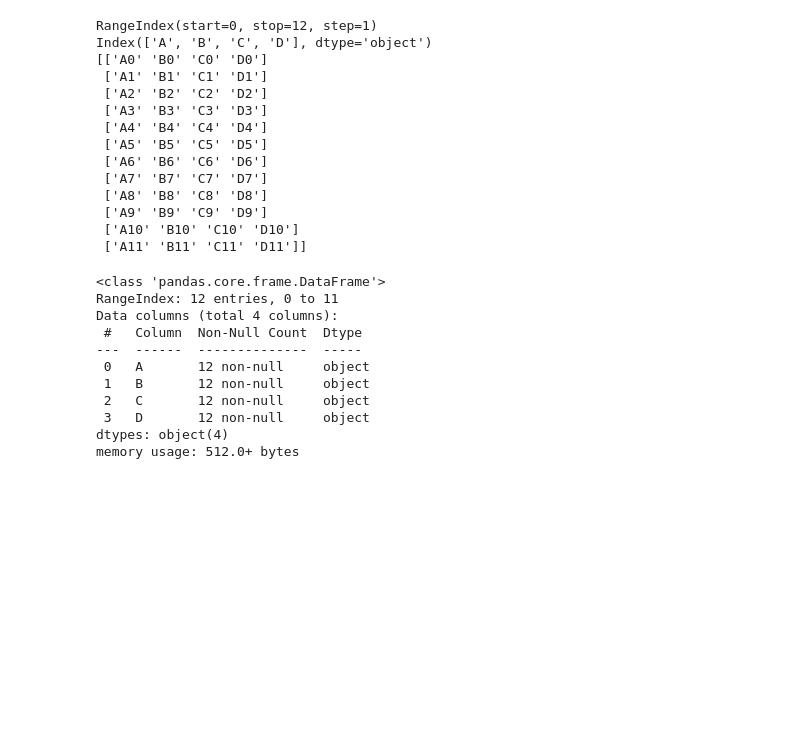
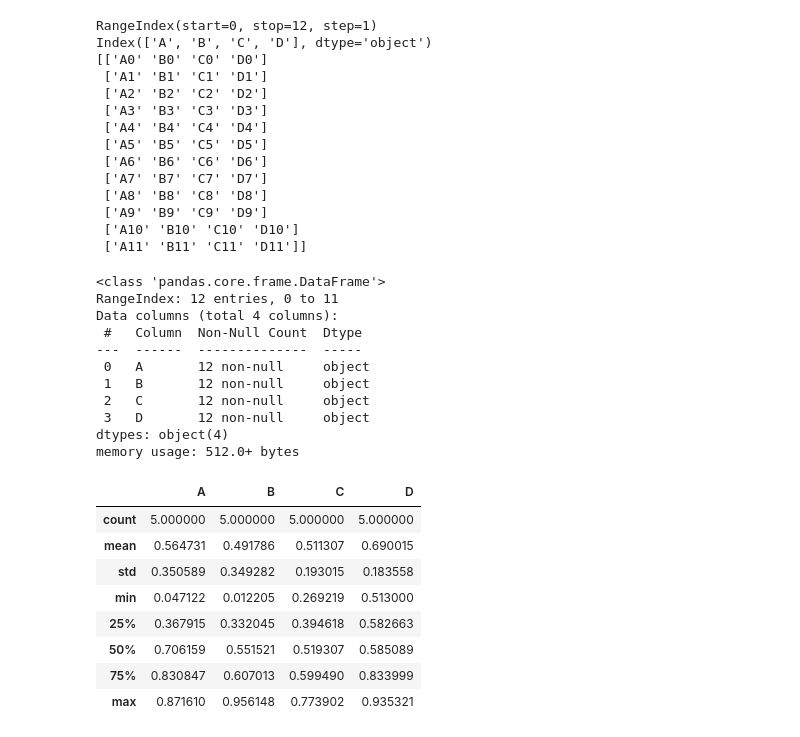
Before and after one commit to jungdennis/MLDL_study, a Jupyter notebook: EDA/판다스 기본.ipynb, the cells around one changed output. Drawn from its saved outputs; the diff is of its cells as text; code cells hidden in the pictures; blank space fills up the shorter version.

```diff
--- a/EDA/판다스 기본.ipynb
+++ b/EDA/판다스 기본.ipynb
@@ -115,3 +115,16 @@ Data columns (total 4 columns):
  3   D       12 non-null     object
 dtypes: object(4)
 memory usage: 512.0+ bytes
+# %%
+# DataFrame의 통계량 출력
+df_A.describe()
+# %% [output]
+|  | A | B | C | D |
+| count | 5.000000 | 5.000000 | 5.000000 | 5.000000 |
+| mean | 0.564731 | 0.491786 | 0.511307 | 0.690015 |
+| std | 0.350589 | 0.349282 | 0.193015 | 0.183558 |
+| min | 0.047122 | 0.012205 | 0.269219 | 0.513000 |
+| 25% | 0.367915 | 0.332045 | 0.394618 | 0.582663 |
+| 50% | 0.706159 | 0.551521 | 0.519307 | 0.585089 |
+| 75% | 0.830847 | 0.607013 | 0.599490 | 0.833999 |
+| max | 0.871610 | 0.956148 | 0.773902 | 0.935321 |
```
Also changed, not shown: parts of 26 cells of this notebook.
